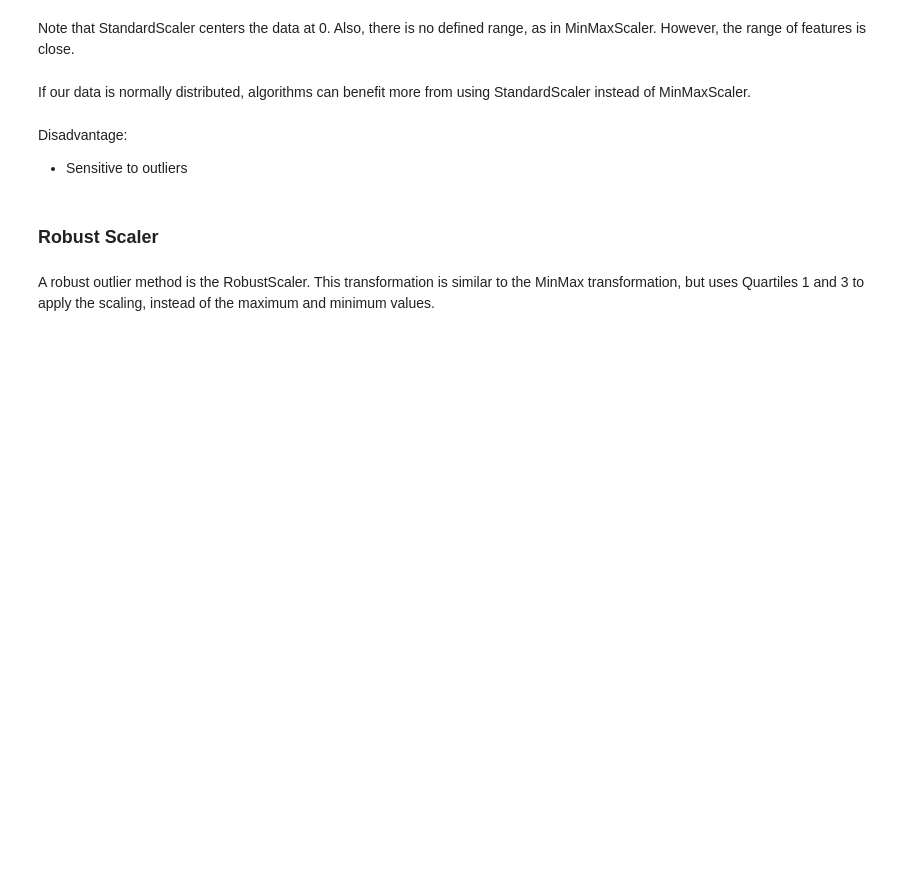
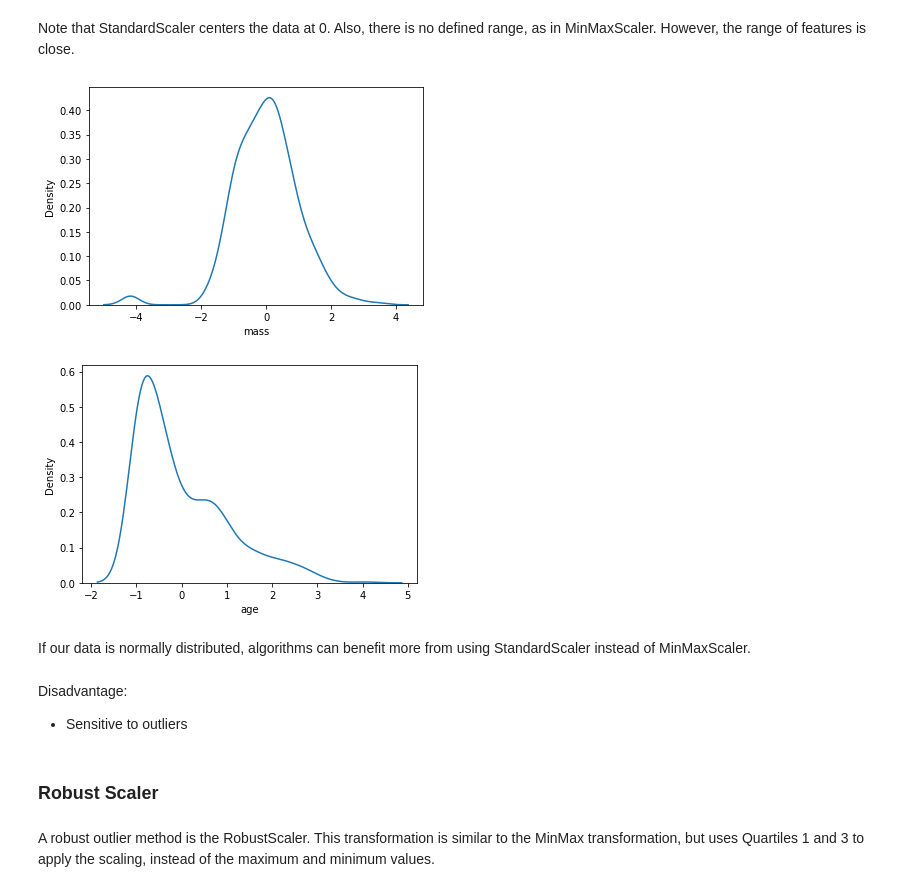
Before and after one commit to brondevitor/Python_Jorney, a Jupyter notebook: Data Preparation/Data preparation II.ipynb, the cells around one changed output. Cells and saved outputs as stored; diff of their text form; code cells hidden in the pictures; blank space fills up the shorter version.

```diff
--- a/Data Preparation/Data preparation II.ipynb
+++ b/Data Preparation/Data preparation II.ipynb
@@ -257,3 +257,9 @@ We've already seen the Standard Scaler, when we talk about standardizing a norma
 In this method, we extract the mean and standard deviation. From there, we subtract the mean of each sample and divide the result by the standard deviation.
 # %% [markdown]
 After the transformation, the data are centered at 0 and have a standard deviation of 1.
+# %%
+standard_scaler = StandardScaler()
+# %%
+X_train_diabetes_standard = standard_scaler.fit_transform(X_train_diabetes)
+# %%
+X_train_diabetes_standard = pd.DataFrame(X_train_diabetes_standard, columns=X_train_diabetes.columns)
@@ -260,5 +282,13 @@ After the transformation, the data are centered at 0 and have a standard deviati
 # %% [markdown]
 Note that StandardScaler centers the data at 0. Also, there is no defined range, as in MinMaxScaler. However, the range of features is close.
+# %%
+sns.kdeplot(X_train_diabetes_standard['mass'])
+plt.show()
+sns.kdeplot(X_train_diabetes_standard['age'])
+plt.show()
+# %% [output]
+[figure, added]
+[figure, added]
 # %% [markdown]
 
 If our data is normally distributed, algorithms can benefit more from using StandardScaler instead of MinMaxScaler.
```
Also changed, not shown: parts of 5 cells of this notebook.
